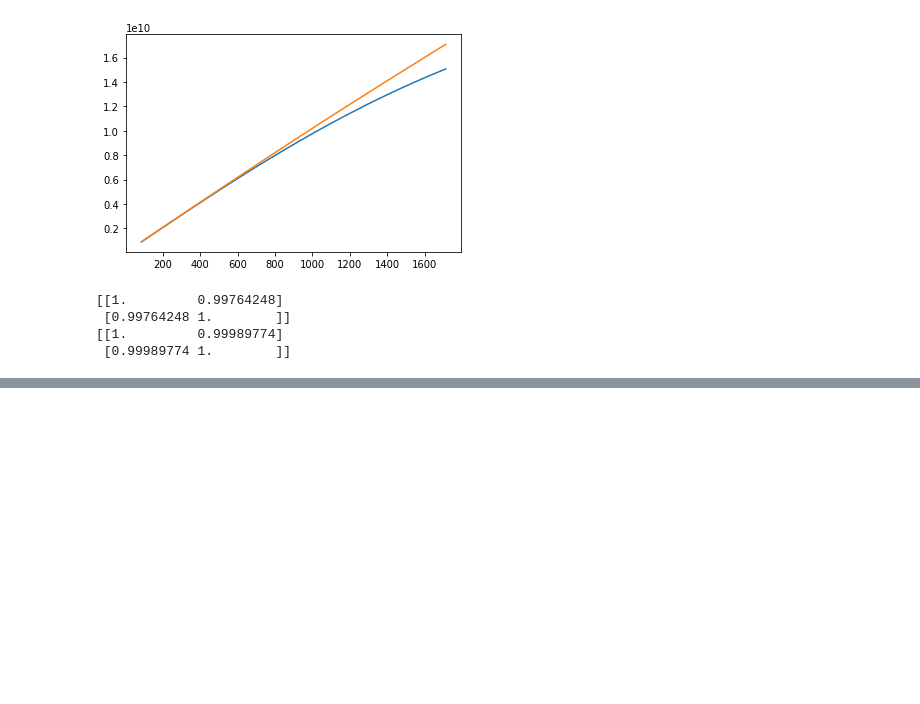
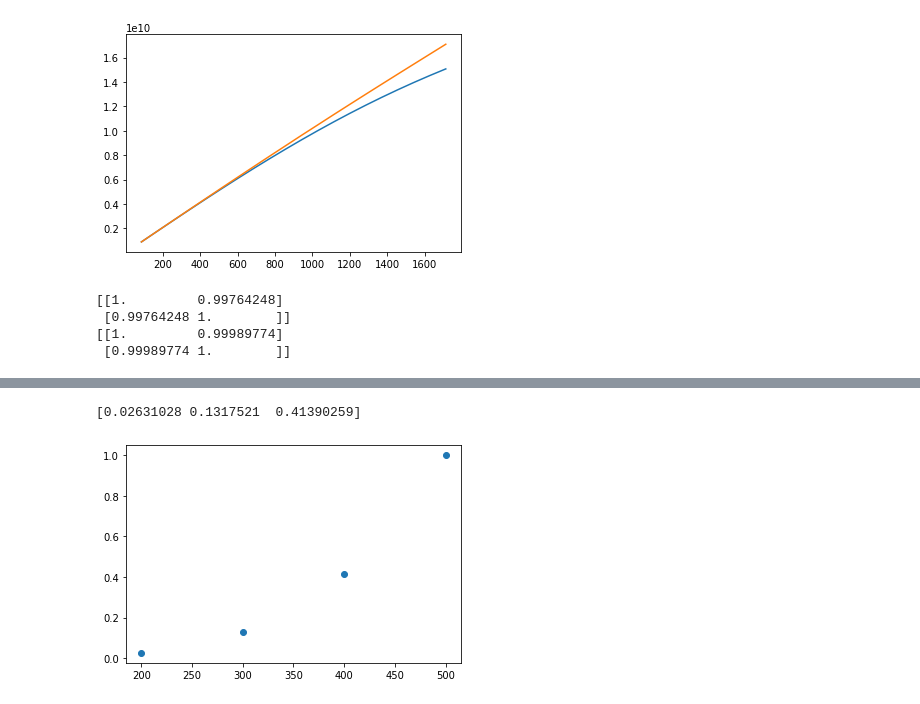
Before and after one commit to 1060matsuda/freqmix2, a Jupyter notebook: freq_depend/dampCheck/multiFreqDamp.ipynb, the cells around one changed output, grey strips where cells are left out. Drawn from its saved outputs; the diff is of its cells as text; code cells hidden in the pictures; blank space fills up the shorter version.

```diff
--- a/freq_depend/dampCheck/multiFreqDamp.ipynb
+++ b/freq_depend/dampCheck/multiFreqDamp.ipynb
@@ -613,0 +636,8 @@ plt.show()
+# %%
+hoseis = np.array([f1dBs[0,-1],f1dBs[1,-1],f1dBs[2,-1]])/f1dBs[3,-1]
+print(hoseis)
+plt.plot(freqs_f1,np.append(hoseis,1), linestyle="none", marker="o")
+plt.show()
+# %% [output]
+[0.02631028 0.1317521  0.41390259]
+[figure, added]
```
Also changed, not shown: parts of 5 cells of this notebook.
